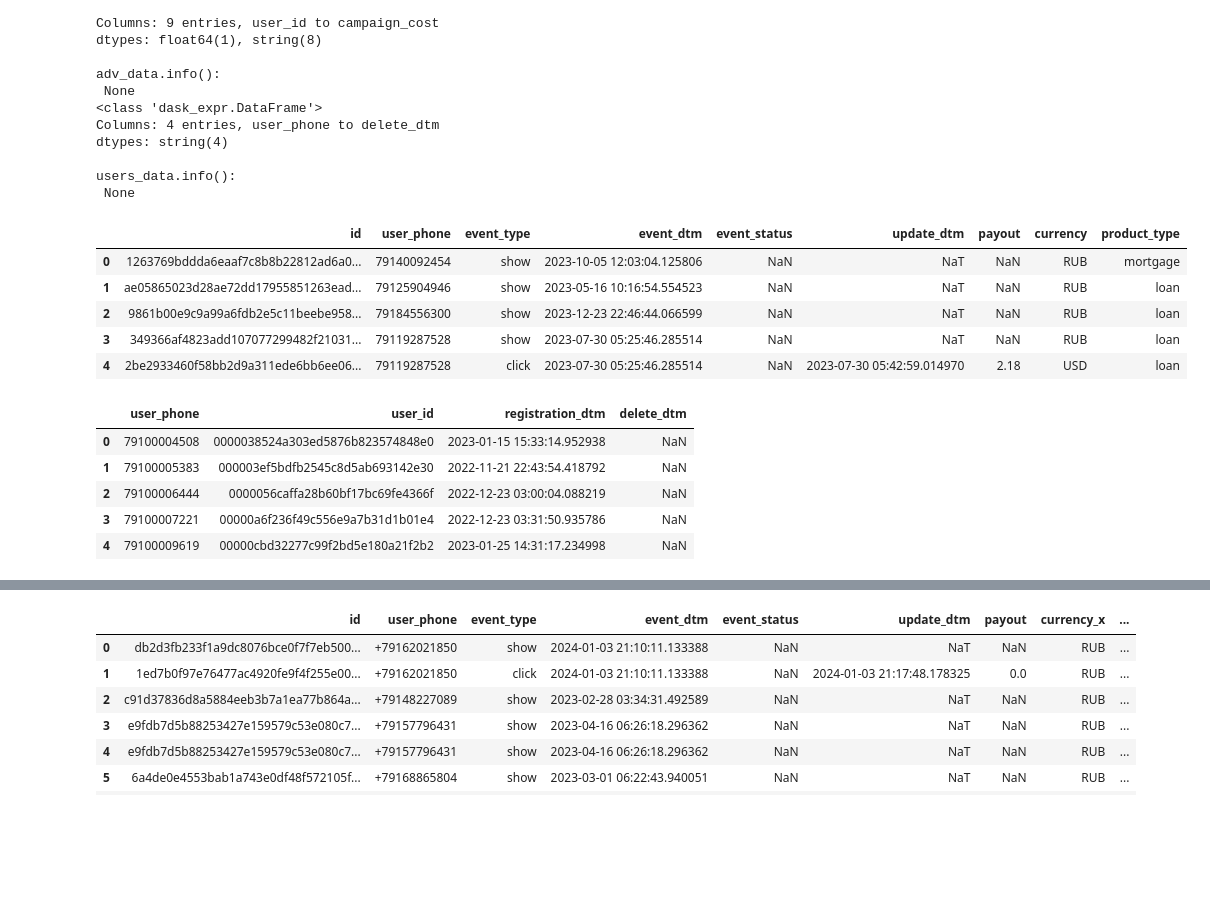
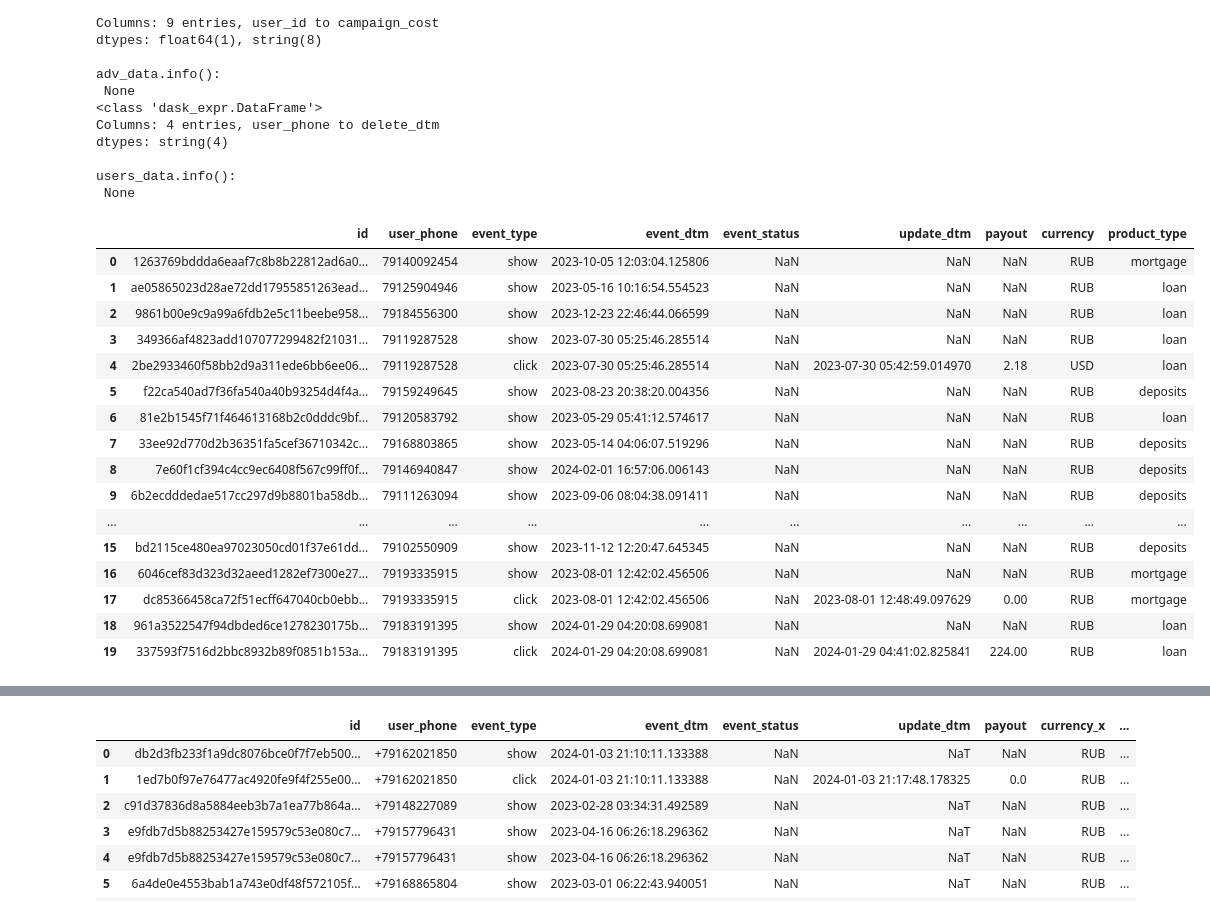
Before and after one commit to maratgaliulin/magnum_scopum_sravni_ru_dataton_2024, a Jupyter notebook: datasets/datasets_analize_v1.ipynb, the cells around one changed output, grey strips where cells are left out. Drawn from its saved outputs; the diff is of its cells as text; code cells hidden in the pictures; blank space fills up the shorter version.

```diff
--- a/datasets/datasets_analize_v1.ipynb
+++ b/datasets/datasets_analize_v1.ipynb
@@ -38,20 +38,23 @@ users_data.info():
  None
 # %%
 event_data['user_phone'] = event_data['user_phone'].str.replace('+', '', regex=False)
-event_data.head()
+
+event_data.head(20)
 # %% [output]
 |  | id | user_phone | event_type | event_dtm | event_status | update_dtm | payout | currency | product_type |
-| 0 | 1263769bddda6eaaf7c8b8b22812ad6a0... | 79140092454 | show | 2023-10-05 12:03:04.125806 | NaN | NaT | NaN | RUB | mortgage |
-| 1 | ae05865023d28ae72dd17955851263ead... | 79125904946 | show | 2023-05-16 10:16:54.554523 | NaN | NaT | NaN | RUB | loan |
-| 2 | 9861b00e9c9a99a6fdb2e5c11beebe958... | 79184556300 | show | 2023-12-23 22:46:44.066599 | NaN | NaT | NaN | RUB | loan |
-| 3 | 349366af4823add107077299482f21031... | 79119287528 | show | 2023-07-30 05:25:46.285514 | NaN | NaT | NaN | RUB | loan |
+| 0 | 1263769bddda6eaaf7c8b8b22812ad6a0... | 79140092454 | show | 2023-10-05 12:03:04.125806 | NaN | NaN | NaN | RUB | mortgage |
+| 1 | ae05865023d28ae72dd17955851263ead... | 79125904946 | show | 2023-05-16 10:16:54.554523 | NaN | NaN | NaN | RUB | loan |
+| 2 | 9861b00e9c9a99a6fdb2e5c11beebe958... | 79184556300 | show | 2023-12-23 22:46:44.066599 | NaN | NaN | NaN | RUB | loan |
+| 3 | 349366af4823add107077299482f21031... | 79119287528 | show | 2023-07-30 05:25:46.285514 | NaN | NaN | NaN | RUB | loan |
 | 4 | 2be2933460f58bb2d9a311ede6bb6ee06... | 79119287528 | click | 2023-07-30 05:25:46.285514 | NaN | 2023-07-30 05:42:59.014970 | 2.18 | USD | loan |
+| 5 | f22ca540ad7f36fa540a40b93254d4f4a... | 79159249645 | show | 2023-08-23 20:38:20.004356 | NaN | NaN | NaN | RUB | deposits |
+| 6 | 81e2b1545f71f464613168b2c0dddc9bf... | 79120583792 | show | 2023-05-29 05:41:12.574617 | NaN | NaN | NaN | RUB | loan |
+| 7 | 33ee92d770d2b36351fa5cef36710342c... | 79168803865 | show | 2023-05-14 04:06:07.519296 | NaN | NaN | NaN | RUB | deposits |
+| 8 | 7e60f1cf394c4cc9ec6408f567c99ff0f... | 79146940847 | show | 2024-02-01 16:57:06.006143 | NaN | NaN | NaN | RUB | deposits |
+| 9 | 6b2ecdddedae517cc297d9b8801ba58db... | 79111263094 | show | 2023-09-06 08:04:38.091411 | NaN | NaN | NaN | RUB | deposits |
+| ... | ... | ... | ... | ... | ... | ... | ... | ... | ... |
+| 15 | bd2115ce480ea97023050cd01f37e61dd... | 79102550909 | show | 2023-11-12 12:20:47.645345 | NaN | NaN | NaN | RUB | deposits |
+| 16 | 6046cef83d323d32aeed1282ef7300e27... | 79193335915 | show | 2023-08-01 12:42:02.456506 | NaN | NaN | NaN | RUB | mortgage |
+| 17 | dc85366458ca72f51ecff647040cb0ebb... | 79193335915 | click | 2023-08-01 12:42:02.456506 | NaN | 2023-08-01 12:48:49.097629 | 0.00 | RUB | mortgage |
+| 18 | 961a3522547f94dbded6ce1278230175b... | 79183191395 | show | 2024-01-29 04:20:08.699081 | NaN | NaN | NaN | RUB | loan |
+| 19 | 337593f7516d2bbc8932b89f0851b153a... | 79183191395 | click | 2024-01-29 04:20:08.699081 | NaN | 2024-01-29 04:41:02.825841 | 224.00 | RUB | loan |
-# %%
-users_data.head()
-# %% [output]
-|  | user_phone | user_id | registration_dtm | delete_dtm |
-| 0 | 79100004508 | 0000038524a303ed5876b823574848e0 | 2023-01-15 15:33:14.952938 | NaN |
-| 1 | 79100005383 | 000003ef5bdfb2545c8d5ab693142e30 | 2022-11-21 22:43:54.418792 | NaN |
-| 2 | 79100006444 | 0000056caffa28b60bf17bc69fe4366f | 2022-12-23 03:00:04.088219 | NaN |
-| 3 | 79100007221 | 00000a6f236f49c556e9a7b31d1b01e4 | 2022-12-23 03:31:50.935786 | NaN |
-| 4 | 79100009619 | 00000cbd32277c99f2bd5e180a21f2b2 | 2023-01-25 14:31:17.234998 | NaN |
```
Also changed, not shown: parts of 9 cells of this notebook, 4 other files.
